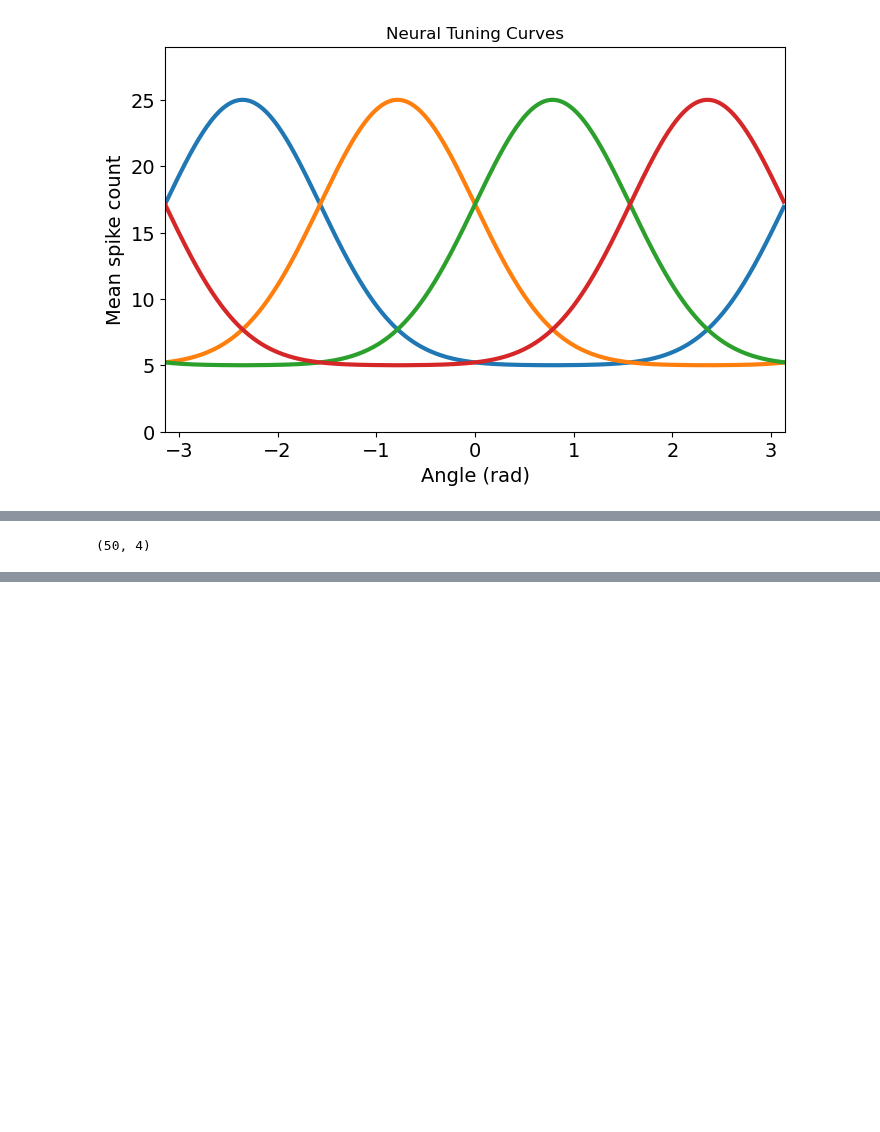
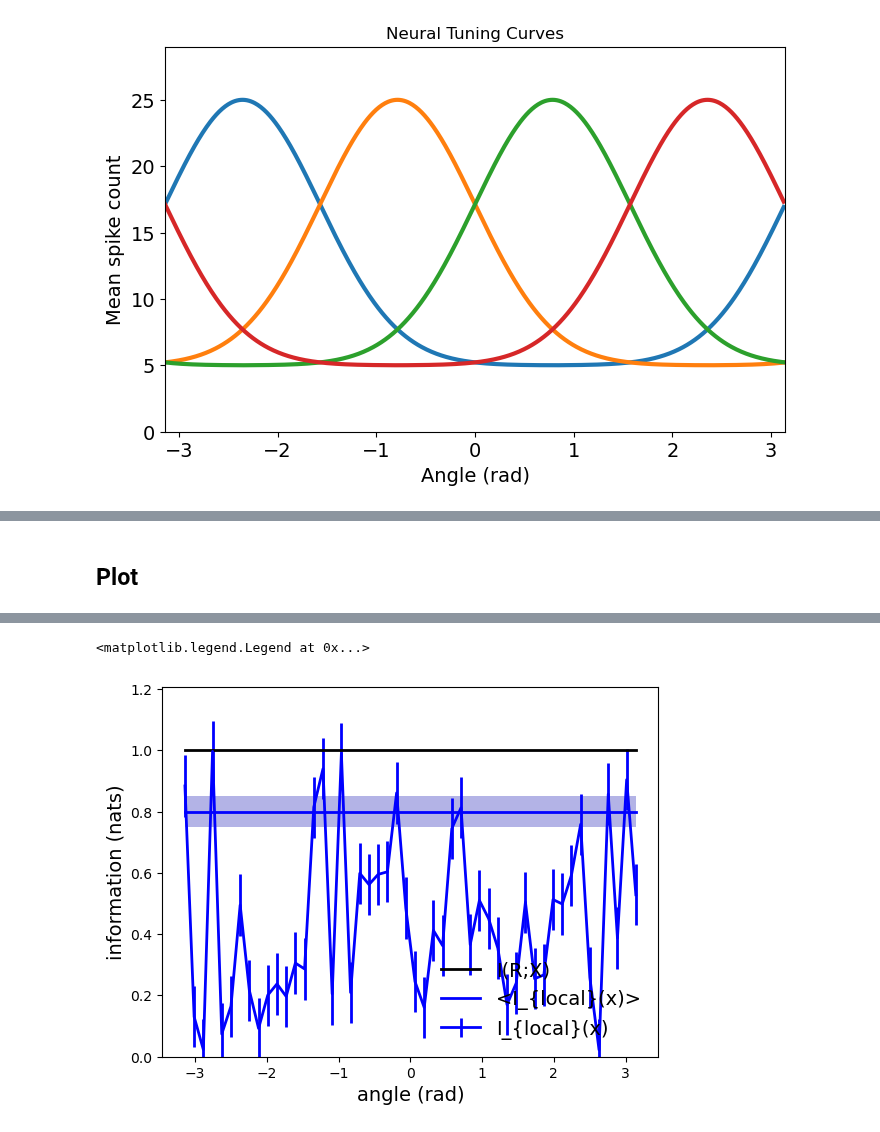
Before and after one commit to steevelaquitaine/fisher-info-limits, a Jupyter notebook: notebooks/study/8_ilocal_1D_tuning.ipynb, the cells around one changed output, grey strips where cells are left out. Cells and saved outputs as stored; diff of their text form; code cells hidden in the pictures; blank space fills up the shorter version.

```diff
--- a/notebooks/study/8_ilocal_1D_tuning.ipynb
+++ b/notebooks/study/8_ilocal_1D_tuning.ipynb
@@ -187,10 +244,11 @@ test_fisher_info()
 # %%
 # x points to plot, from -pi to pi
-xplot = np.linspace(-np.pi, np.pi, nxplot + 1)
+xplot = np.linspace(-pi, pi, nxplot + 1)
 xplot = xplot[:-1]                              # OK!
 
 # x used to compute probability distributions
-x = np.arange(-np.pi, np.pi, dx)
-x = x[:-1]                                       # OK!
+# of shape (1, N)
+x = np.arange(-pi, pi, dx)
+x = x[:-1][None]                                       # OK!
 # %%
 # position centers of tuning curves, uniformly spaced
@@ -232,12 +290,12 @@ for i in range(nsamp):
 
     # sample stimulus uniformly between -pi and pi
     # a scalar
-    xsamp = np.random.rand() * 2 * np.pi - np.pi  # OK!
+    xsamp = rand() * 2 * pi - pi  # OK!
 
     # sample response from Poisson with rate f(xsamp)
     # r is of shape (n_neurons,1)
     xsamp_rates = tuning_curve(xsamp)     # OK!
-    r = np.random.poisson(xsamp_rates)      # OK!
+    r = poisson(xsamp_rates)      # OK!
 
     # log p(rsamp|xsamp), a scalar
     logpr_x0 = log(xsamp_rates.T) @ r - sum2(xsamp_rates.T) - sum(gammaln(r + 1)) # OK!
@@ -295,4 +394,30 @@ array([253.25587231, 253.25587231, 253.25587231, 253.25587231])
-# %%
-tuning_curve(xplot).shape
-# %% [output]
-(50, 4)
+# %% [markdown]
+## Plot
+# %%
+%%time
+
+# create figure
+plt.figure("Ilocal")
+
+# fill area: Inf_aprx +/- Inf_err
+plt.fill_between([-pi, pi],  Inf_aprx - Inf_err,  Inf_aprx + Inf_err,
+    color=[0.7, 0.7, 0.9], edgecolor='none'
+)
+
+# errorbar for Ilocal
+plt.errorbar(xplot, Ilocal, yerr=std_err, color='b', linewidth=2, label='I_{local}(x)')
+
+# horizontal lines: Inf and Inf_aprx
+plt.plot([-np.pi, np.pi], [Inf, Inf], 'k', linewidth=2, label='I(R;X)')
+plt.plot([-np.pi, np.pi], [Inf_aprx, Inf_aprx], 'b', linewidth=2, label='<I_{local}(x)>')
+
+# labels
+plt.ylabel('information (nats)', fontsize=14)
+plt.xlabel('angle (rad)', fontsize=14)
+
+# y-limits
+plt.ylim([0, 1.1*np.max(Ilocal + std_err)])
+
+# legend
+plt.legend(fontsize=14, loc='lower right', frameon=False)
+# %% [output]
@@ -298,0 +426,2 @@ tuning_curve(xplot).shape
+<matplotlib.legend.Legend at 0x...>
+[figure, added]
```
Also changed, not shown: parts of 12 cells of this notebook.
